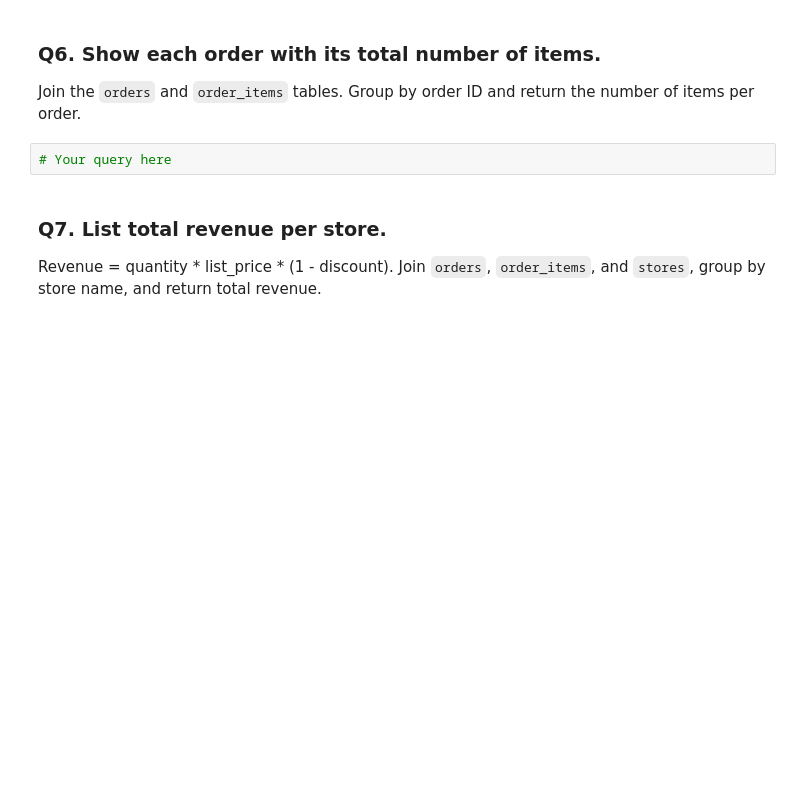
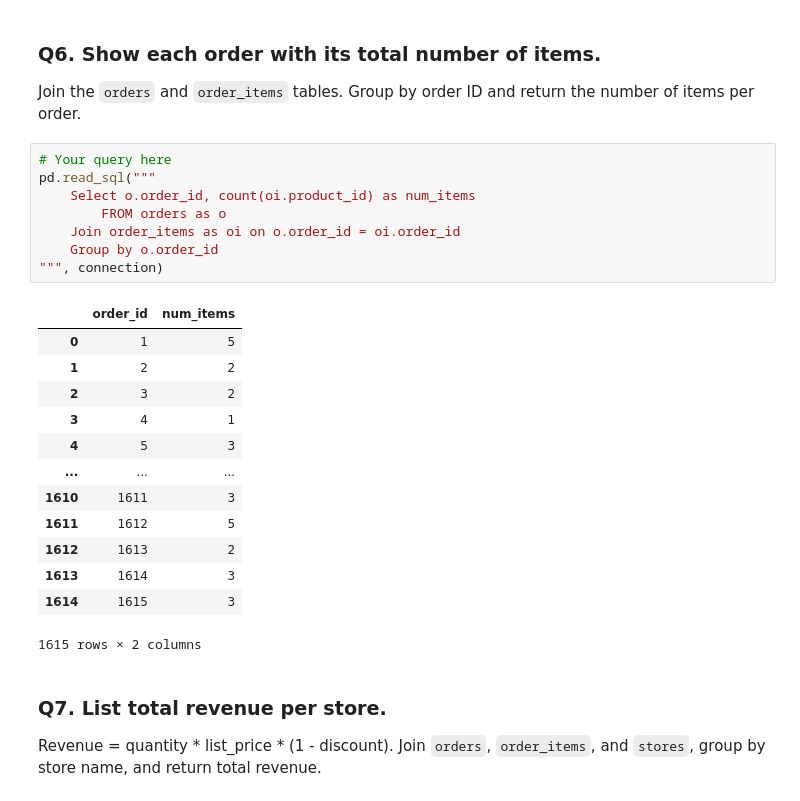
Before and after one commit to KittyRose8267/DA_M3_W3_Workflow, a Jupyter notebook: workflow_practice.ipynb, the cells around one changed output. Drawn from its saved outputs; the diff is of its cells as text; blank space fills up the shorter version.

```diff
--- a/workflow_practice.ipynb
+++ b/workflow_practice.ipynb
@@ -239,6 +239,26 @@ pd.read_sql("""
 Join the `orders` and `order_items` tables. Group by order ID and return the number of items per order.
 # %%
 # Your query here
+pd.read_sql("""
+    Select o.order_id, count(oi.product_id) as num_items
+        FROM orders as o
+    Join order_items as oi on o.order_id = oi.order_id
+    Group by o.order_id
+""", connection)
+# %% [output]
+|  | order_id | num_items |
+| 0 | 1 | 5 |
+| 1 | 2 | 2 |
+| 2 | 3 | 2 |
+| 3 | 4 | 1 |
+| 4 | 5 | 3 |
+| ... | ... | ... |
+| 1610 | 1611 | 3 |
+| 1611 | 1612 | 5 |
+| 1612 | 1613 | 2 |
+| 1613 | 1614 | 3 |
+| 1614 | 1615 | 3 |
+1615 rows × 2 columns
 # %% [markdown]
 ### Q7. List total revenue per store.
 
```
Also changed, not shown: parts of 4 cells of this notebook, 1 other file.
